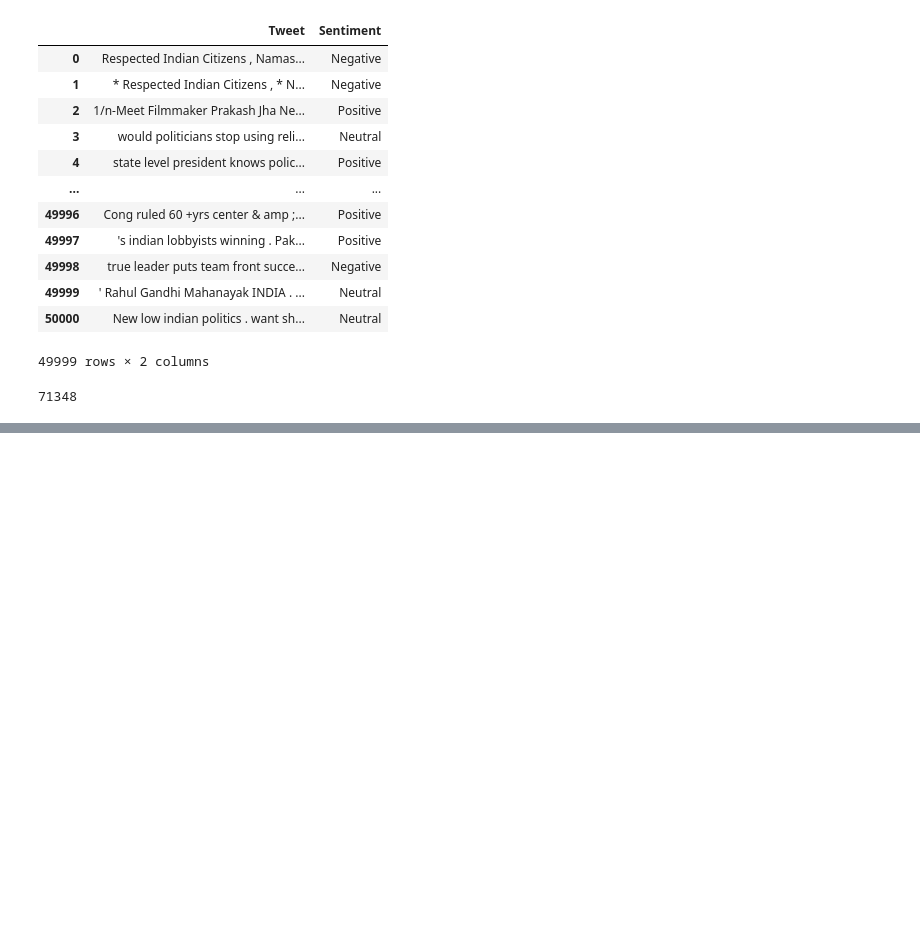
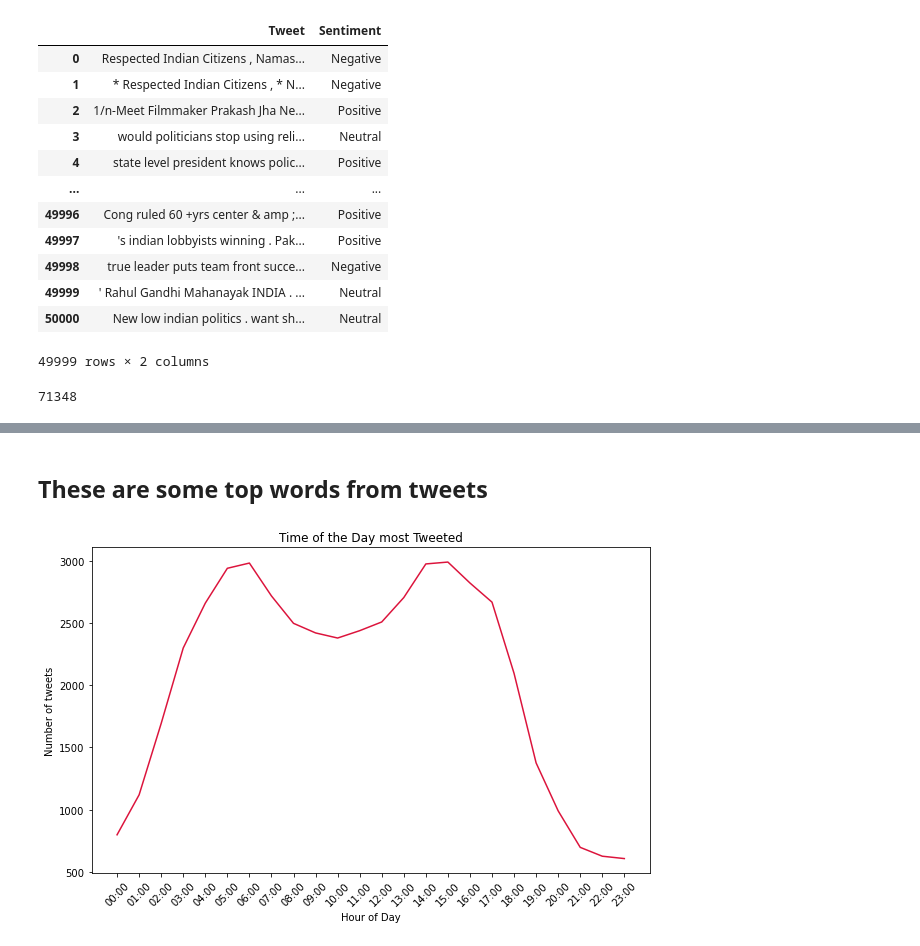
Before and after one commit to raj204950/Data-Project-Raj, a Jupyter notebook: Politics.ipynb, the cells around one changed output, grey strips where cells are left out. Drawn from its saved outputs; the diff is of its cells as text; code cells hidden in the pictures; blank space fills up the shorter version.

```diff
--- a/Politics.ipynb
+++ b/Politics.ipynb
@@ -377,0 +376,24 @@ plt.show()
+# %% [markdown]
+## These are some top words from tweets
+# %%
+def format_hour(h: int):
+    h = str(h)
+    if len(h) == 1:
+        h = '0' + h
+    h = h + ":00"
+    return h
+
+hourly = poli_data.groupby('hour')['Tweet'].count()
+hourly = pd.DataFrame(hourly).reset_index()
+hourly.columns = ['Hour of Day', 'Number of tweets']
+hourly['Hour of Day'] = hourly['Hour of Day'].apply(format_hour)
+
+plt.figure(figsize=(10, 6))
+plt.plot(hourly['Hour of Day'], hourly['Number of tweets'], color='crimson')
+plt.xlabel('Hour of Day')
+plt.ylabel('Number of tweets')
+plt.title('Time of the Day most Tweeted')
+plt.xticks(rotation=45)
+plt.show()
+# %% [output]
+[figure, added]
```
Also changed, not shown: parts of 6 cells of this notebook.
